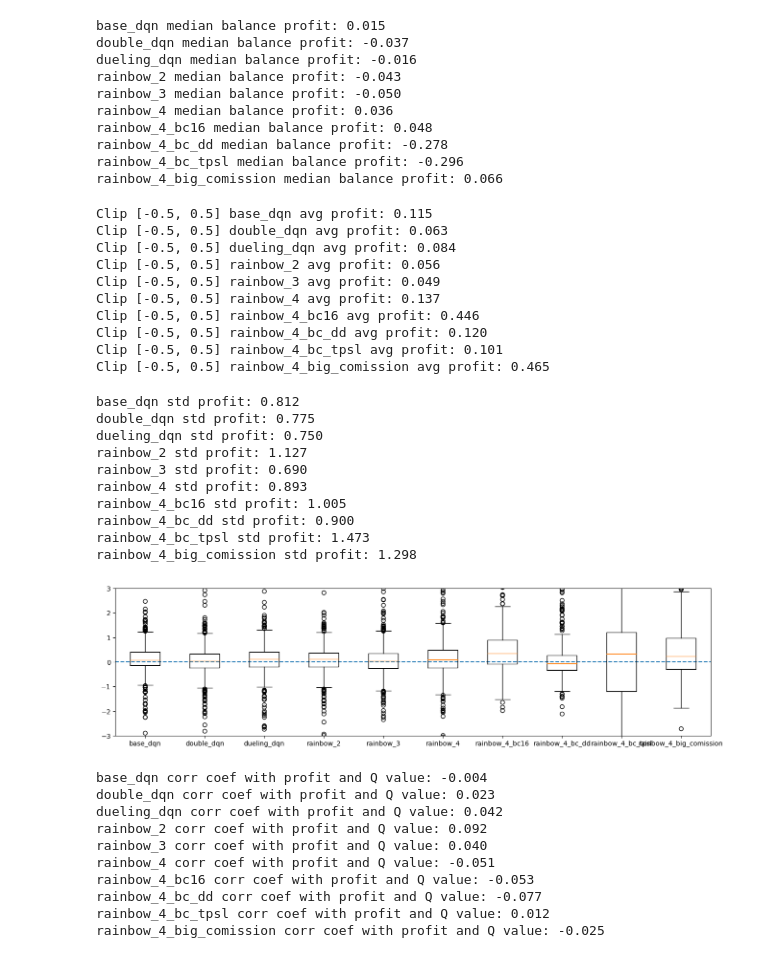
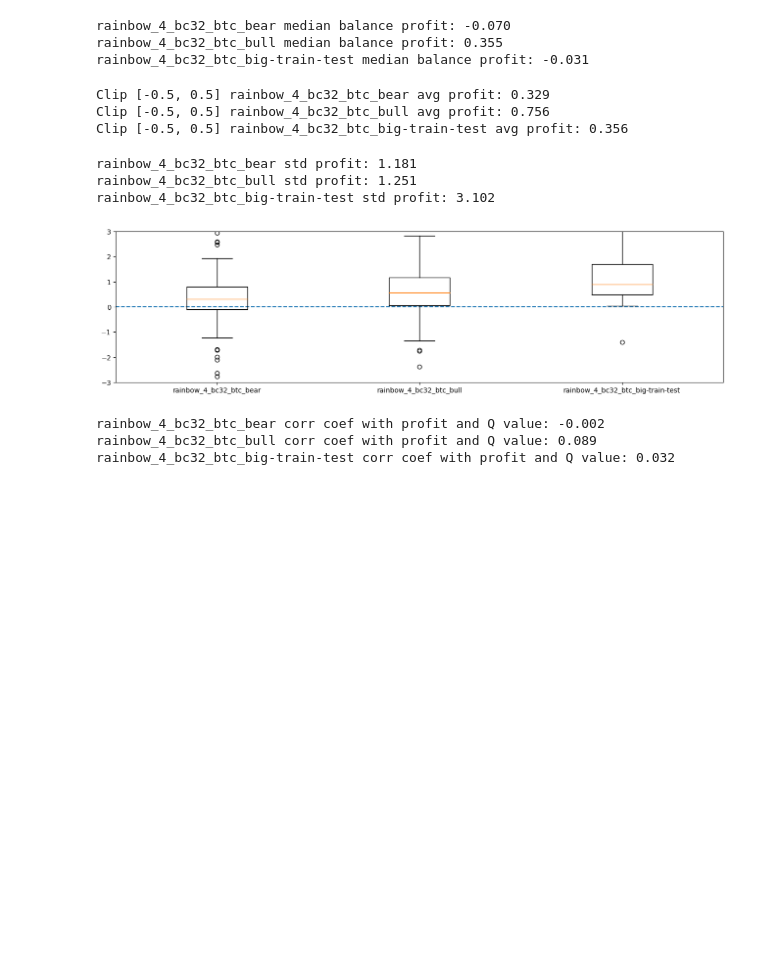
Before and after one commit to NLZer0/DQN_trading_bot, a Jupyter notebook: result_analyze.ipynb, the cells around one changed output. Saved outputs shown, nothing was run; the diff lists cells and outputs as text; code cells hidden in the pictures; blank space fills up the shorter version.

```diff
--- a/result_analyze.ipynb
+++ b/result_analyze.ipynb
@@ -58,4 +51,4 @@ rainbow_4_big_comission avg profit: 0.465
 # %%
-for test_type in test_types:
+for test_type in using_results:
     print(f'{test_type} median profit: {data[test_type].profit.median():.3f}')
 # %% [output]
@@ -72,20 +58,13 @@ rainbow_4_big_comission median profit: 0.243
 # %%
-for test_type in test_types:
+for test_type in using_results:
     print(f'{test_type} median balance profit: {data[test_type].balance_profit.mean():.3f}')
 # %% [output]
-base_dqn median balance profit: 0.015
-double_dqn median balance profit: -0.037
-dueling_dqn median balance profit: -0.016
-rainbow_2 median balance profit: -0.043
-rainbow_3 median balance profit: -0.050
-rainbow_4 median balance profit: 0.036
-rainbow_4_bc16 median balance profit: 0.048
-rainbow_4_bc_dd median balance profit: -0.278
-rainbow_4_bc_tpsl median balance profit: -0.296
-rainbow_4_big_comission median balance profit: 0.066
+rainbow_4_bc32_btc_bear median balance profit: -0.070
+rainbow_4_bc32_btc_bull median balance profit: 0.355
+rainbow_4_bc32_btc_big-train-test median balance profit: -0.031
 # %%
 clip_value = 0.5
-for test_type in test_types:
+for test_type in using_results:
     print(f'Clip [-{clip_value}, {clip_value}] {test_type} avg profit: {data[test_type].profit.mean():.3f}')
 
 # print(f'Clip [-{clip_value}, {clip_value}] Base avg profit: {base_results.profit.clip(-clip_value,clip_value).mean():.3f}')
@@ -93,52 +72,31 @@ for test_type in test_types:
 # print(f'Clip [-{clip_value}, {clip_value}] Dueling avg profit: {dueling_results.profit.clip(-clip_value,clip_value).mean():.3f}')
 # print(f'Clip [-{clip_value}, {clip_value}] Rainbow2 avg profit: {rainbow2_results.profit.clip(-clip_value,clip_value).mean():.3f}')
 # %% [output]
-Clip [-0.5, 0.5] base_dqn avg profit: 0.115
-Clip [-0.5, 0.5] double_dqn avg profit: 0.063
-Clip [-0.5, 0.5] dueling_dqn avg profit: 0.084
-Clip [-0.5, 0.5] rainbow_2 avg profit: 0.056
-Clip [-0.5, 0.5] rainbow_3 avg profit: 0.049
-Clip [-0.5, 0.5] rainbow_4 avg profit: 0.137
-Clip [-0.5, 0.5] rainbow_4_bc16 avg profit: 0.446
-Clip [-0.5, 0.5] rainbow_4_bc_dd avg profit: 0.120
-Clip [-0.5, 0.5] rainbow_4_bc_tpsl avg profit: 0.101
-Clip [-0.5, 0.5] rainbow_4_big_comission avg profit: 0.465
+Clip [-0.5, 0.5] rainbow_4_bc32_btc_bear avg profit: 0.329
+Clip [-0.5, 0.5] rainbow_4_bc32_btc_bull avg profit: 0.756
+Clip [-0.5, 0.5] rainbow_4_bc32_btc_big-train-test avg profit: 0.356
 # %%
-for test_type in test_types:
+for test_type in using_results:
     print(f'{test_type} std profit: {data[test_type].profit.std():.3f}')
 # %% [output]
-base_dqn std profit: 0.812
-double_dqn std profit: 0.775
-dueling_dqn std profit: 0.750
-rainbow_2 std profit: 1.127
-rainbow_3 std profit: 0.690
-rainbow_4 std profit: 0.893
-rainbow_4_bc16 std profit: 1.005
-rainbow_4_bc_dd std profit: 0.900
-rainbow_4_bc_tpsl std profit: 1.473
-rainbow_4_big_comission std profit: 1.298
+rainbow_4_bc32_btc_bear std profit: 1.181
+rainbow_4_bc32_btc_bull std profit: 1.251
+rainbow_4_bc32_btc_big-train-test std profit: 3.102
 # %%
 plt.figure(figsize=(16,4))
 plt.axhline(0, linestyle='--')
-plt.boxplot([data[test_type].profit.values for test_type in test_types], labels=test_types)
+plt.boxplot([data[test_type].profit.values for test_type in using_results], labels=using_results)
 plt.ylim(-3,3)
 # plt.legend()
 print()
 # %% [output]
-[figure, old version]
+[figure, new version]
 # %%
-for test_type in test_types:
+for test_type in using_results:
     coef = np.corrcoef(data[test_type].profit, data[test_type].predict_q)
     print(f'{test_type} corr coef with profit and Q value: {coef[0, 1]:.3f}')
 # %% [output]
-base_dqn corr coef with profit and Q value: -0.004
-double_dqn corr coef with profit and Q value: 0.023
-dueling_dqn corr coef with profit and Q value: 0.042
-rainbow_2 corr coef with profit and Q value: 0.092
-rainbow_3 corr coef with profit and Q value: 0.040
-rainbow_4 corr coef with profit and Q value: -0.051
-rainbow_4_bc16 corr coef with profit and Q value: -0.053
-rainbow_4_bc_dd corr coef with profit and Q value: -0.077
-rainbow_4_bc_tpsl corr coef with profit and Q value: 0.012
-rainbow_4_big_comission corr coef with profit and Q value: -0.025
+rainbow_4_bc32_btc_bear corr coef with profit and Q value: -0.002
+rainbow_4_bc32_btc_bull corr coef with profit and Q value: 0.089
+rainbow_4_bc32_btc_big-train-test corr coef with profit and Q value: 0.032
 # %%
```
Also changed, not shown: parts of 6 cells of this notebook, 10 other files.
